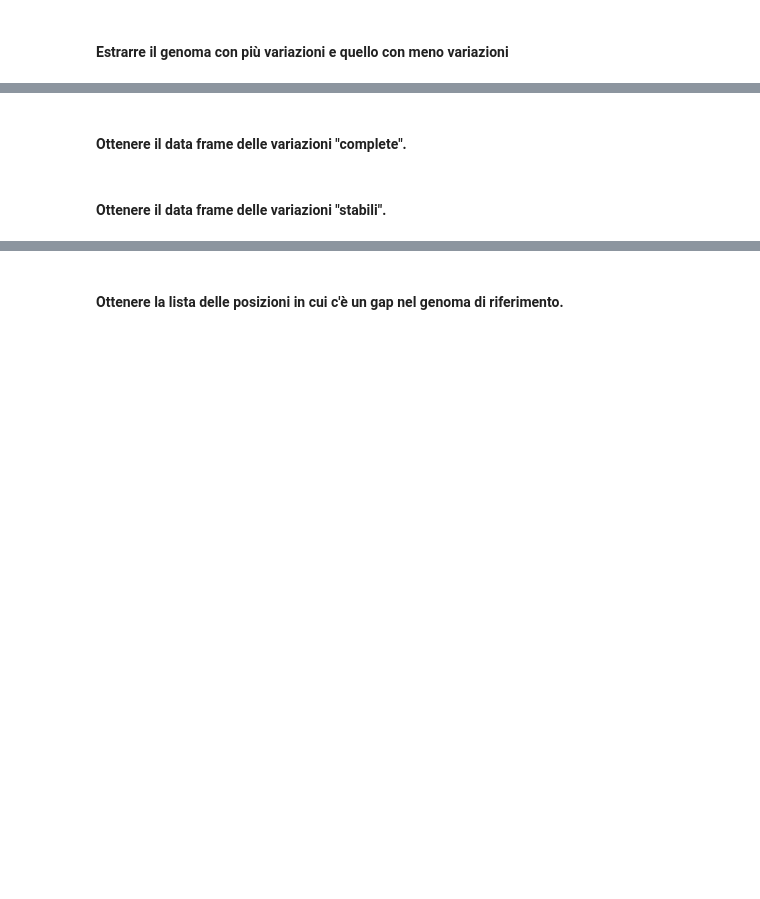
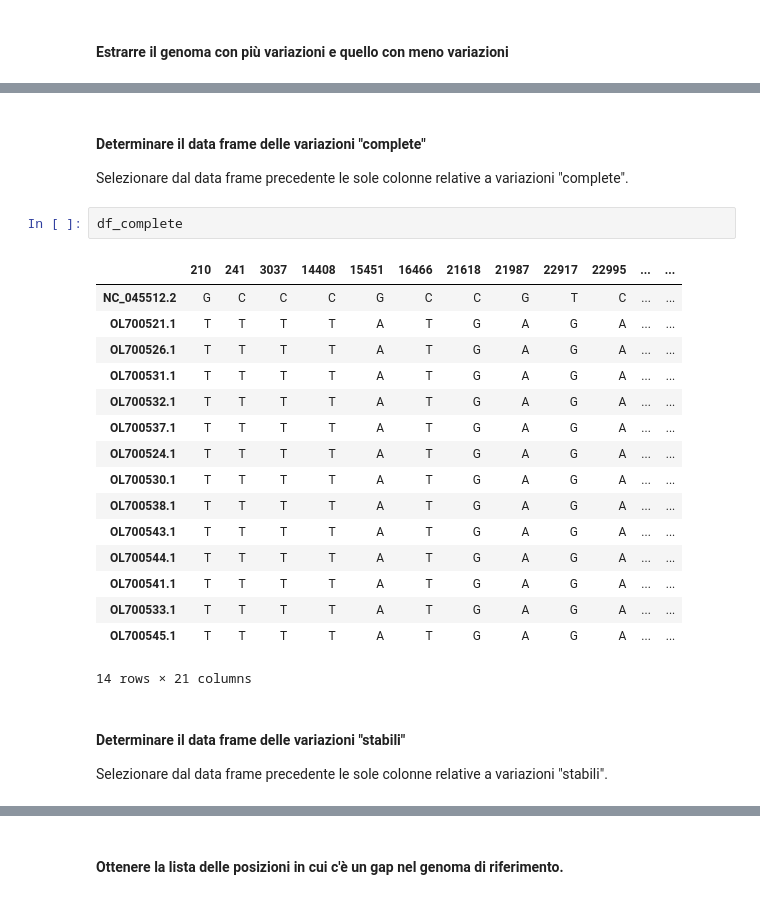
Before and after one commit to bioinformatica-corso/lezioni, a Jupyter notebook: laboratorio/lezione17-09dic21/esercizio4-biopython.ipynb, the cells around one changed output, grey strips where cells are left out. Drawn from its saved outputs; the diff is of its cells as text; blank space fills up the shorter version.

```diff
--- a/laboratorio/lezione17-09dic21/esercizio4-biopython.ipynb
+++ b/laboratorio/lezione17-09dic21/esercizio4-biopython.ipynb
@@ -103,4 +233,27 @@ OL700521.1
 # %% [markdown]
-#### Ottenere il data frame delle variazioni "complete".
+#### Determinare il data frame delle variazioni "complete"
+
+Selezionare dal data frame precedente le sole colonne relative a variazioni "complete".
+# %%
+df_complete
+# %% [output]
+|  | 210 | 241 | 3037 | 14408 | 15451 | 16466 | 21618 | 21987 | 22917 | 22995 | ... | ... |
+| NC_045512.2 | G | C | C | C | G | C | C | G | T | C | ... | ... |
+| OL700521.1 | T | T | T | T | A | T | G | A | G | A | ... | ... |
+| OL700526.1 | T | T | T | T | A | T | G | A | G | A | ... | ... |
+| OL700531.1 | T | T | T | T | A | T | G | A | G | A | ... | ... |
+| OL700532.1 | T | T | T | T | A | T | G | A | G | A | ... | ... |
+| OL700537.1 | T | T | T | T | A | T | G | A | G | A | ... | ... |
+| OL700524.1 | T | T | T | T | A | T | G | A | G | A | ... | ... |
+| OL700530.1 | T | T | T | T | A | T | G | A | G | A | ... | ... |
+| OL700538.1 | T | T | T | T | A | T | G | A | G | A | ... | ... |
+| OL700543.1 | T | T | T | T | A | T | G | A | G | A | ... | ... |
+| OL700544.1 | T | T | T | T | A | T | G | A | G | A | ... | ... |
+| OL700541.1 | T | T | T | T | A | T | G | A | G | A | ... | ... |
+| OL700533.1 | T | T | T | T | A | T | G | A | G | A | ... | ... |
+| OL700545.1 | T | T | T | T | A | T | G | A | G | A | ... | ... |
+14 rows × 21 columns
 # %% [markdown]
-#### Ottenere il data frame delle variazioni "stabili".
+#### Determinare il data frame delle variazioni "stabili"
+
+Selezionare dal data frame precedente le sole colonne relative a variazioni "stabili".
```
Also changed, not shown: parts of 31 cells of this notebook.
